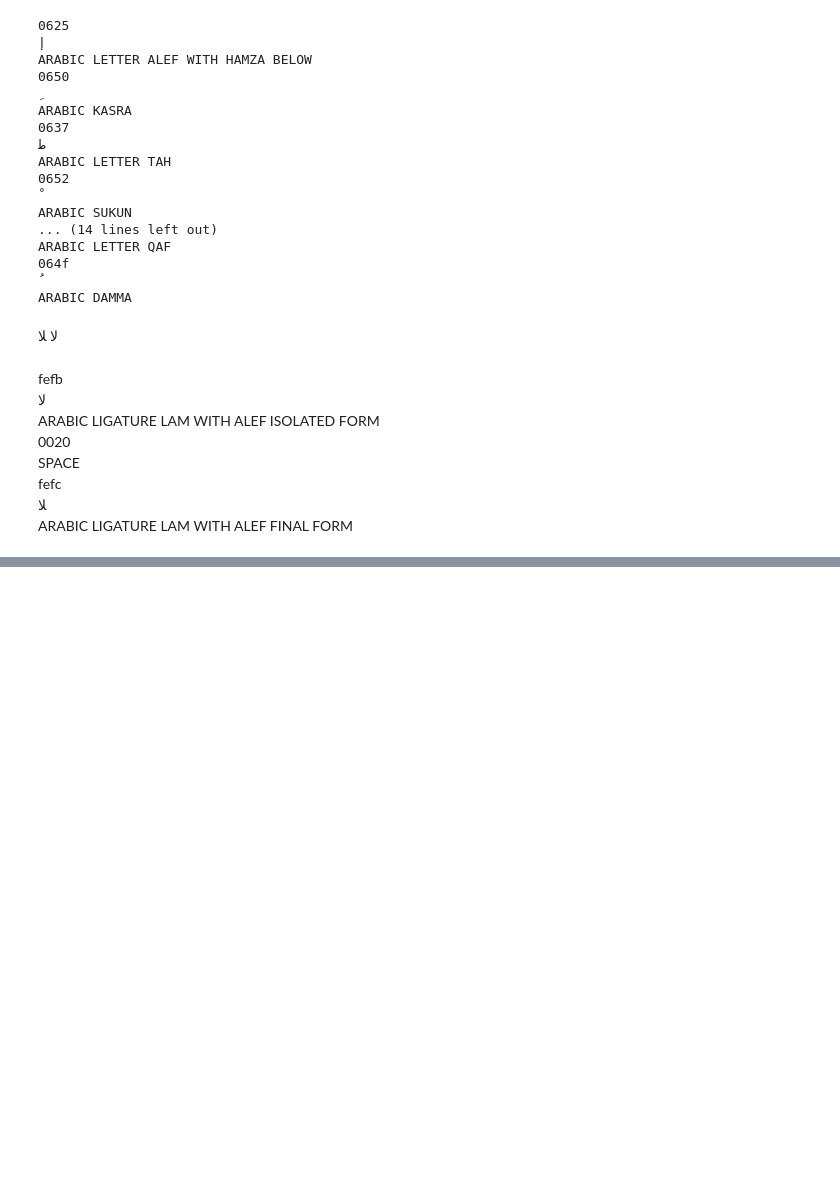
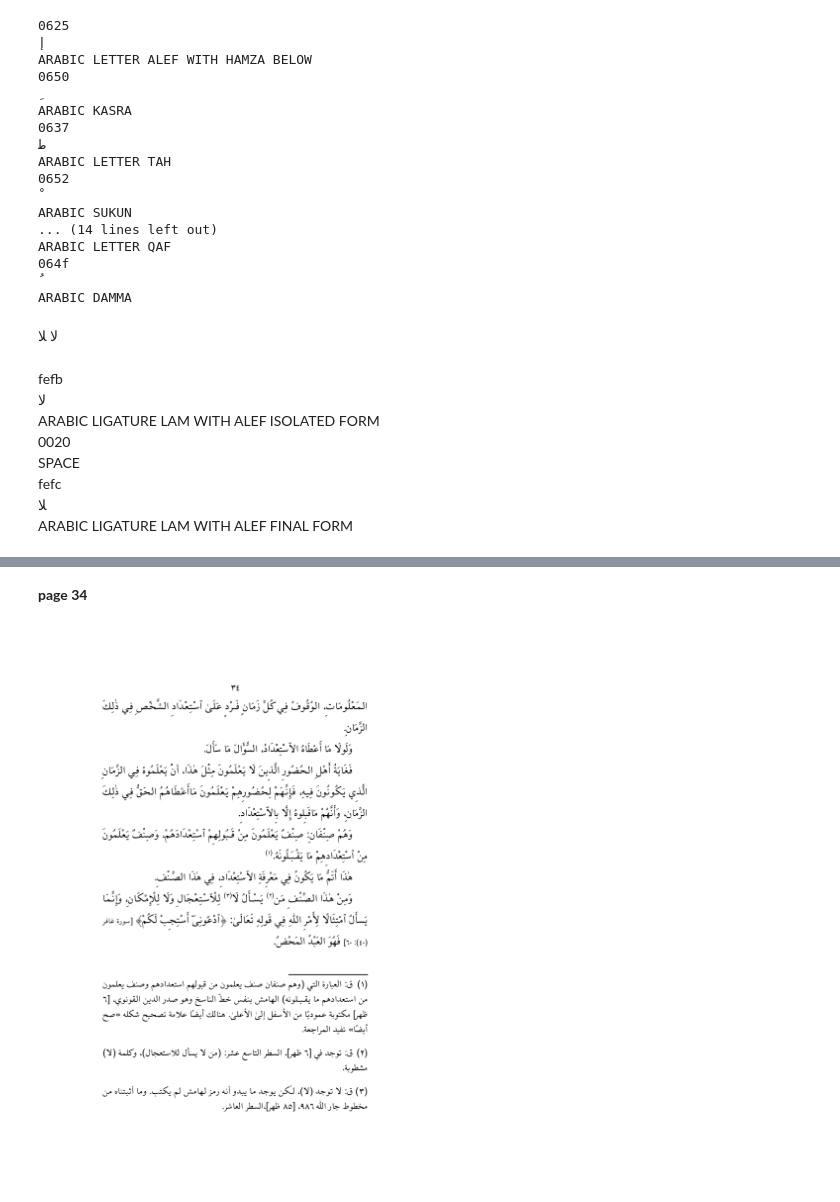
Before and after one commit to among/fusus, a Jupyter notebook: source/getTextPageWork.ipynb, the cells around one changed output, grey strips where cells are left out. Saved outputs shown, nothing was run; the diff lists cells and outputs as text; code cells hidden in the pictures; blank space fills up the shorter version.

```diff
--- a/source/getTextPageWork.ipynb
+++ b/source/getTextPageWork.ipynb
@@ -225,0 +247,7 @@ ARABIC LIGATURE LAM WITH ALEF FINAL FORM
+# %%
+testPages = "34"
+char = "\ue809"
+Lw.drawPages(testPages)
+# %% [output]
+page 34
+[figure, added]
```
Also changed, not shown: parts of 11 cells of this notebook, 4 other files.
